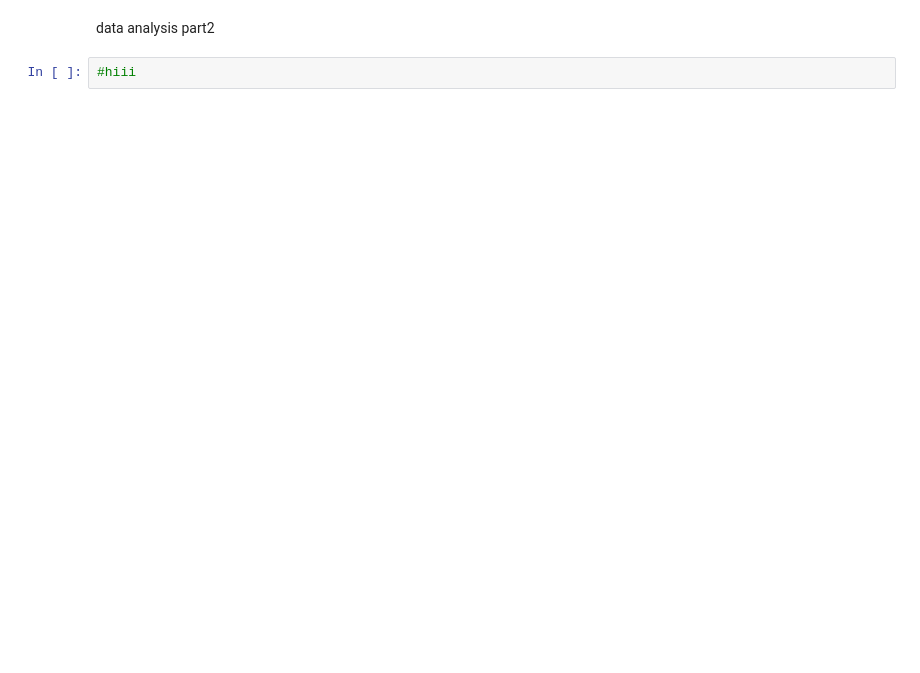
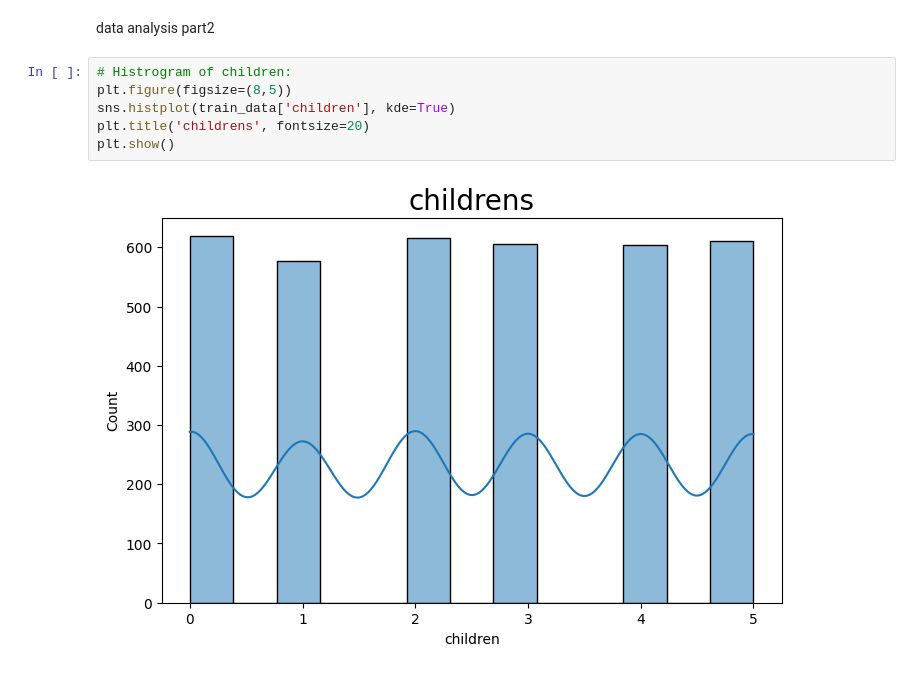
Before and after one commit to vrinda0115/Medicalinsurancecostprediction, a Jupyter notebook: main.ipynb, the cells around one changed output. Drawn from its saved outputs; the diff is of its cells as text; blank space fills up the shorter version.

```diff
--- a/main.ipynb
+++ b/main.ipynb
@@ -103,4 +103,10 @@ plt.show()
 # %% [markdown]
 data analysis part2
-# %%
-#hiii
+# %%
+# Histrogram of children:
+plt.figure(figsize=(8,5))
+sns.histplot(train_data['children'], kde=True)
+plt.title('childrens', fontsize=20)
+plt.show()
+# %% [output]
+[figure, added]
```
Also changed, not shown: parts of 5 cells of this notebook.
